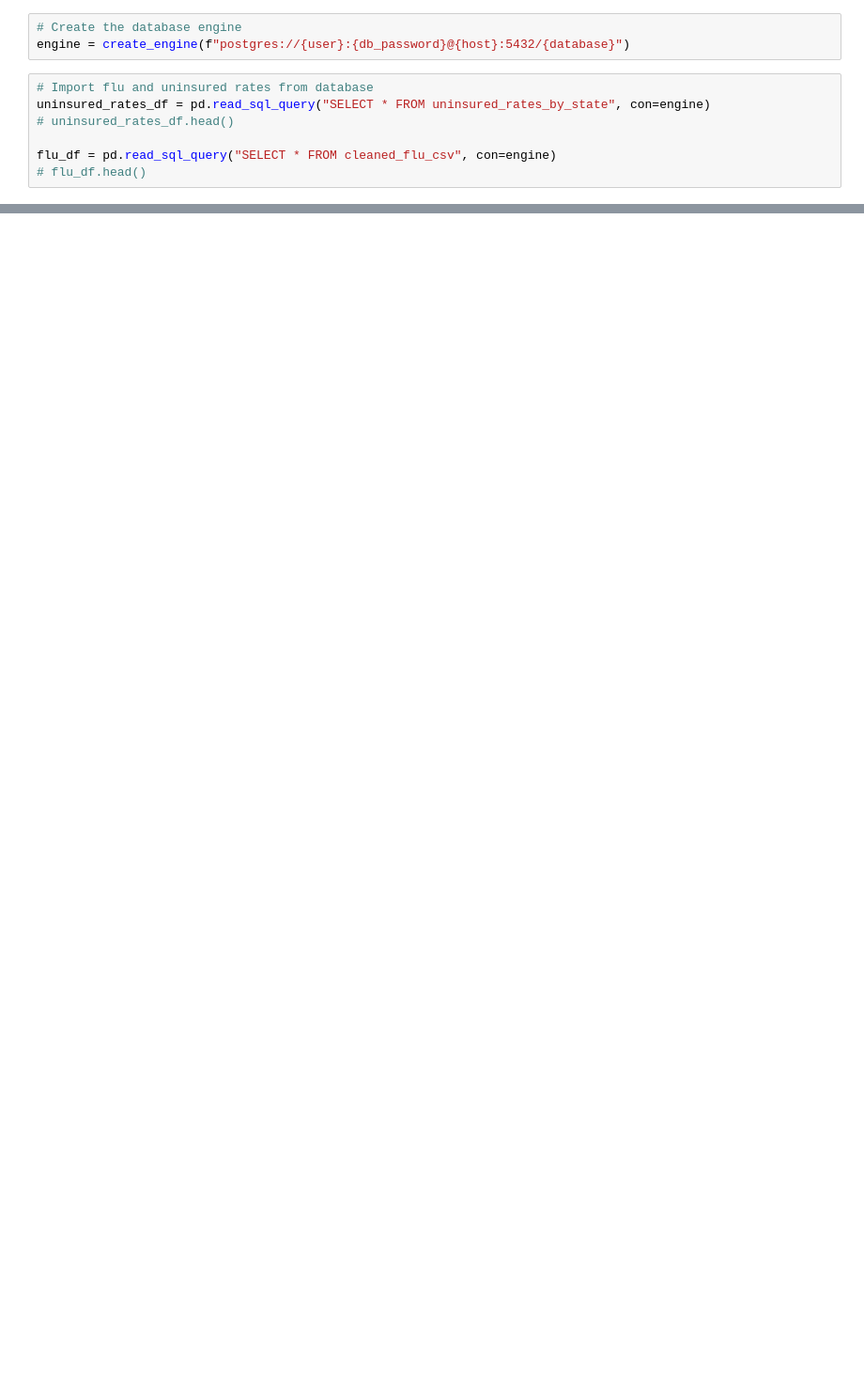
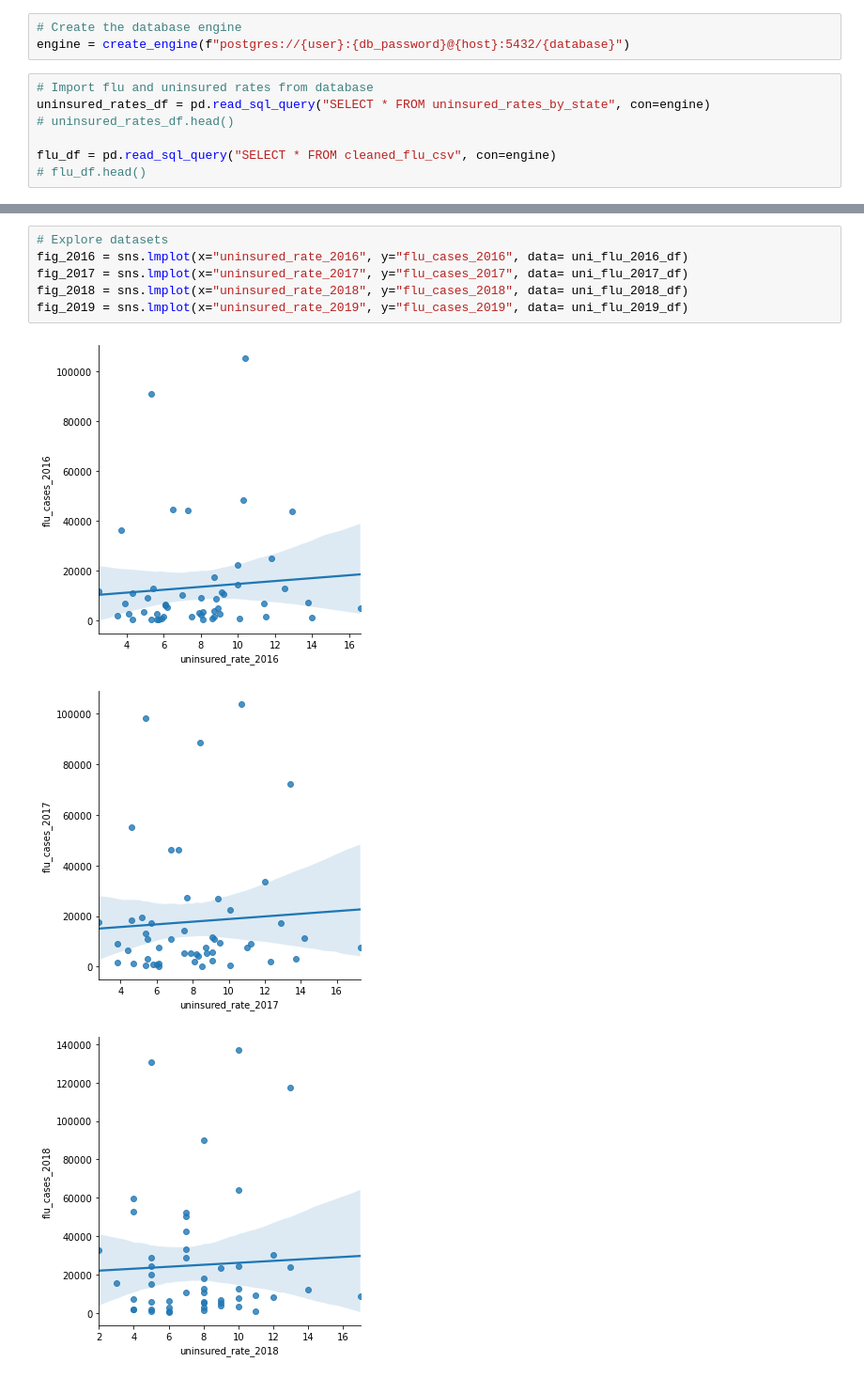
Before and after one commit to lindsera1/GoingViral, a Jupyter notebook: flu_uni_LR.ipynb, the cells around one changed output, grey strips where cells are left out. Shown: that part at 94% size. Cells and saved outputs as stored; diff of their text form; blank space fills up the shorter version.

```diff
--- a/flu_uni_LR.ipynb
+++ b/flu_uni_LR.ipynb
@@ -44,0 +72,10 @@ y = uni_flu_df[[""]]
+# %%
+# Explore datasets
+fig_2016 = sns.lmplot(x="uninsured_rate_2016", y="flu_cases_2016", data= uni_flu_2016_df)
+fig_2017 = sns.lmplot(x="uninsured_rate_2017", y="flu_cases_2017", data= uni_flu_2017_df)
+fig_2018 = sns.lmplot(x="uninsured_rate_2018", y="flu_cases_2018", data= uni_flu_2018_df)
+fig_2019 = sns.lmplot(x="uninsured_rate_2019", y="flu_cases_2019", data= uni_flu_2019_df)
+# %% [output]
+[figure, added]
+[figure, added]
+[figure, added]
```
Also changed, not shown: parts of 11 cells of this notebook.
